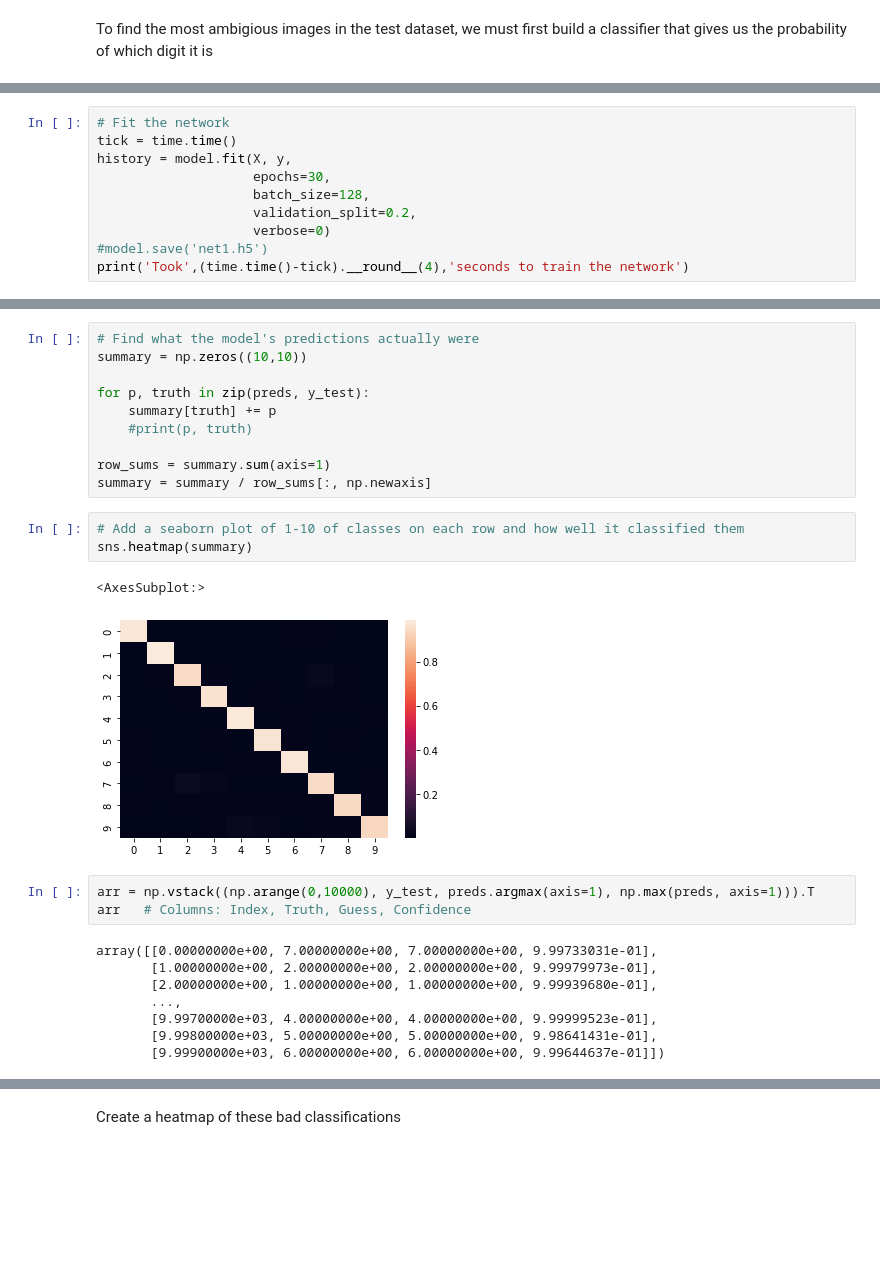
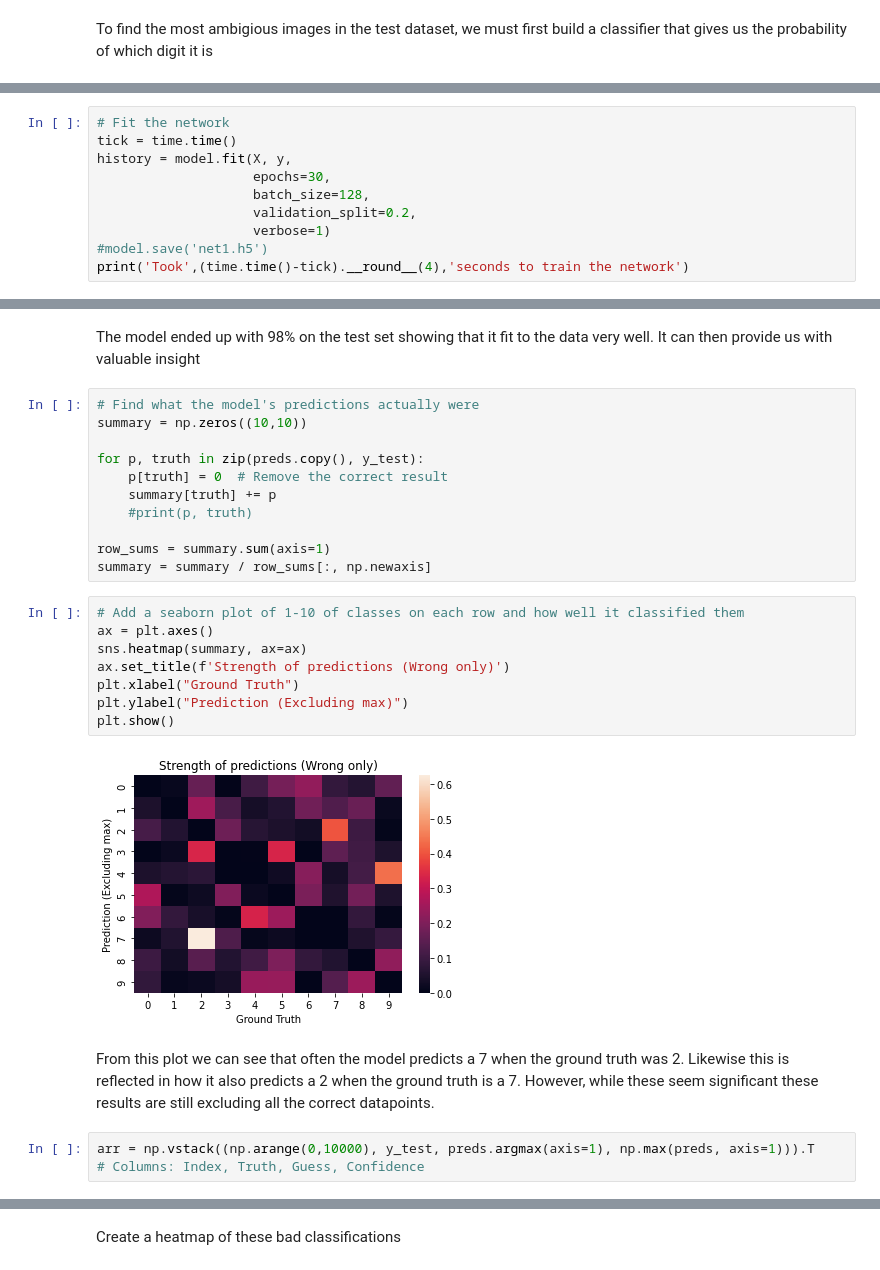
Before and after one commit to gyndlf/ambigious-digits, a Jupyter notebook: mnist_notebook.ipynb, the cells around one changed output, grey strips where cells are left out. Saved outputs shown, nothing was run; the diff lists cells and outputs as text; blank space fills up the shorter version.

```diff
--- a/mnist_notebook.ipynb
+++ b/mnist_notebook.ipynb
@@ -105,7 +105,7 @@ history = model.fit(X, y,
                     epochs=30,
                     batch_size=128,
                     validation_split=0.2,
-                    verbose=0)
+                    verbose=1)
 #model.save('net1.h5')
 print('Took',(time.time()-tick).__round__(4),'seconds to train the network')
 # %% [output]
@@ -147,8 +153,11 @@ preds = model.predict(X_)
+# %% [markdown]
+The model ended up with 98% on the test set showing that it fit to the data very well. It can then provide us with valuable insight
 # %%
 # Find what the model's predictions actually were
 summary = np.zeros((10,10))
 
-for p, truth in zip(preds, y_test):
+for p, truth in zip(preds.copy(), y_test):
+    p[truth] = 0  # Remove the correct result
     summary[truth] += p
     #print(p, truth)
 
@@ -156,21 +165,19 @@ row_sums = summary.sum(axis=1)
 summary = summary / row_sums[:, np.newaxis]
 # %%
 # Add a seaborn plot of 1-10 of classes on each row and how well it classified them
-sns.heatmap(summary)
+ax = plt.axes()
+sns.heatmap(summary, ax=ax)
+ax.set_title(f'Strength of predictions (Wrong only)')
+plt.xlabel("Ground Truth")
+plt.ylabel("Prediction (Excluding max)")
+plt.show()
 # %% [output]
-<AxesSubplot:>
-[figure, old version]
+[figure, new version]
+# %% [markdown]
+From this plot we can see that often the model predicts a 7 when the ground truth was 2. Likewise this is reflected in how it also predicts a 2 when the ground truth is a 7. However, while these seem significant these results are still excluding all the correct datapoints.
 # %%
 arr = np.vstack((np.arange(0,10000), y_test, preds.argmax(axis=1), np.max(preds, axis=1))).T
-arr   # Columns: Index, Truth, Guess, Confidence
+# Columns: Index, Truth, Guess, Confidence
-# %% [output]
-array([[0.00000000e+00, 7.00000000e+00, 7.00000000e+00, 9.99733031e-01],
-       [1.00000000e+00, 2.00000000e+00, 2.00000000e+00, 9.99979973e-01],
-       [2.00000000e+00, 1.00000000e+00, 1.00000000e+00, 9.99939680e-01],
-       ...,
-       [9.99700000e+03, 4.00000000e+00, 4.00000000e+00, 9.99999523e-01],
-       [9.99800000e+03, 5.00000000e+00, 5.00000000e+00, 9.98641431e-01],
-       [9.99900000e+03, 6.00000000e+00, 6.00000000e+00, 9.99644637e-01]])
 # %%
 # Find the 10 most worst classified datapoints (by its own estimation)
 arr = arr[arr[:,3].argsort()]
```
Also changed, not shown: parts of 14 cells of this notebook.
